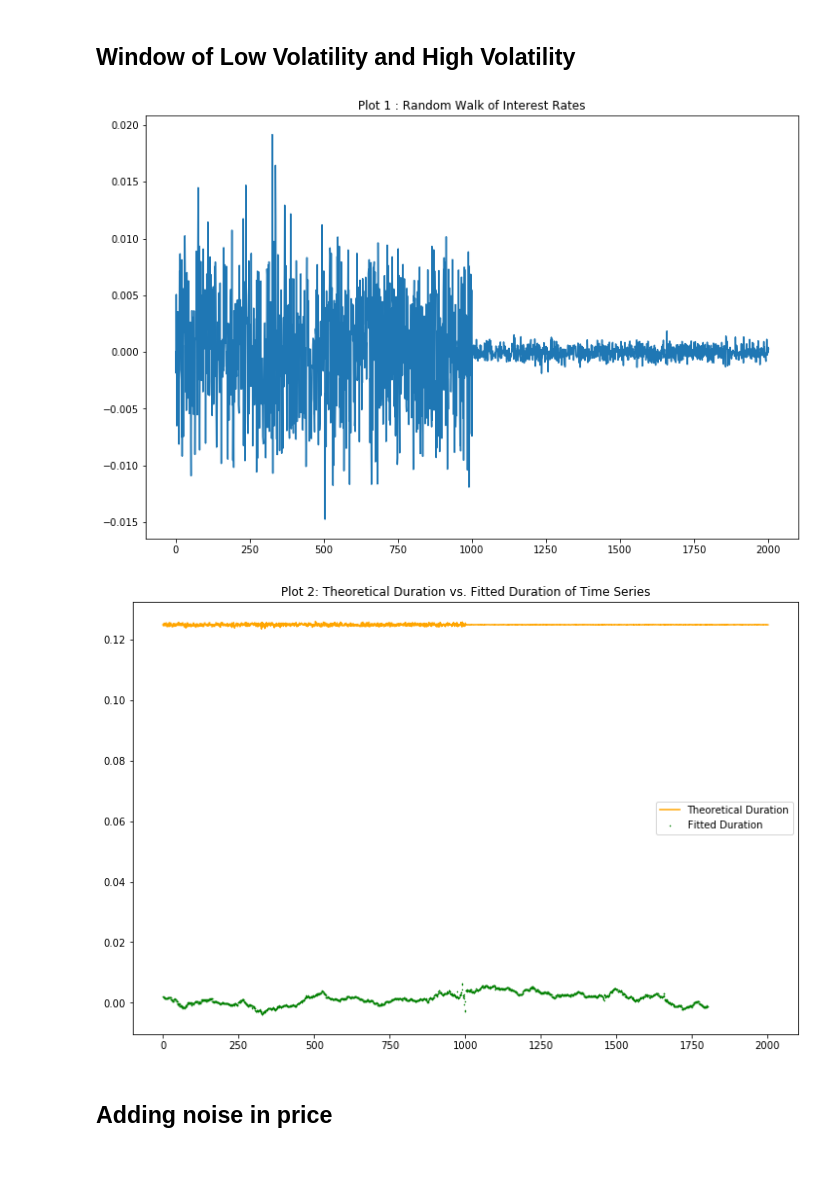
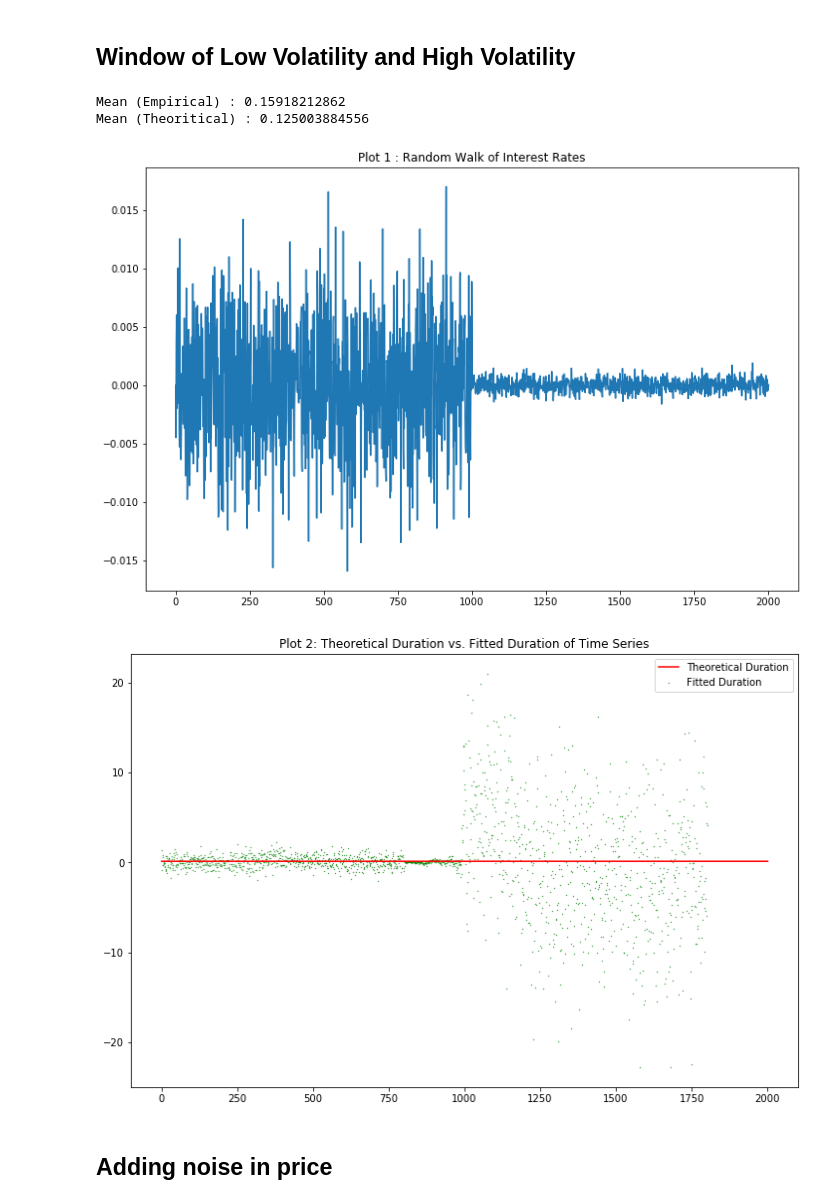
Before and after one commit to JerryDeveloper/MBSEmpiricalDuration, a Jupyter notebook: Week 11 Curvature_Fit_Varying_Window.ipynb, the cells around one changed output. Drawn from its saved outputs; the diff is of its cells as text; code cells hidden in the pictures; blank space fills up the shorter version.

```diff
--- a/Week 11 Curvature_Fit_Varying_Window.ipynb
+++ b/Week 11 Curvature_Fit_Varying_Window.ipynb
@@ -10,7 +10,7 @@ from random import randrange
 %matplotlib inline
 # %%
 def norm_base(x):
-    return (2*x-np.min(x)-np.max(x))/(np.max(x)-np.min(x))
+    return (2*x-np.min(x)-np.max(x))/(np.max(x)-np.min(x)), np.max(x), np.min(x)
 
 def orth_base(x_n,degree):
     #Creating matrix given the required degree
@@ -21,11 +21,11 @@ def orth_base(x_n,degree):
     b[0]=0
     a[0]=0
     a[1]=np.mean(x_n)
-    Z[:,1]=2*(x_n-a[0])
+    Z[:,1]=2*(x_n-a[1])
     for i in range(2,degree+1):
-        a[i-1]=np.sum(np.multiply(x_n,np.multiply(Z[:,i-1],Z[:,i-1])))/np.sum(np.multiply(Z[:,i-1],Z[:,i-1]))
+        a[i]=np.sum(np.multiply(x_n,np.multiply(Z[:,i-1],Z[:,i-1])))/np.sum(np.multiply(Z[:,i-1],Z[:,i-1]))
         b[i-1]=np.sum(np.multiply(Z[:,i-1],Z[:,i-1]))/np.sum(np.multiply(Z[:,i-2],Z[:,i-2]))
-        Z[:,i]=2*np.multiply((x_n-a[i-1]),Z[:,i-1])-b[i-1]*Z[:,i-2]
+        Z[:,i]=2*(x_n-a[i]).dot(Z[:,i-1])-b[i-1]*Z[:,i-2]
     return Z.squeeze(),a,b
 
 def fitting_OLS(reg_Y,reg_X):
@@ -46,21 +46,31 @@ def regression_poly_wind(wind, X, Y, deg, delta, ploy_fit_func):
     for i in range((len(X)-wind)):
         reg_X = pure_X[i:i + wind]
         reg_Y = pure_Y[i:i + wind]
-        beta.append(ploy_fit_func(reg_X, reg_Y, deg, reg_X[-1], delta))
+        x0 = reg_X[-1]
+        #r0 = reg_X[-1]
+        #sorted_X, sorted_Y = zip(*sorted(zip(reg_X, reg_Y)))
+        beta.append(ploy_fit_func(reg_X, reg_Y, deg, x0, delta))
+        #beta.append(ploy_fit_func(np.array(sorted_X), np.array(sorted_Y), deg, r0, delta))
     return beta
 
+def normalize(x, max_x, min_x, a, b):
+
+    x_norm = (2*x-max_x-min_x)/(max_x-min_x)
+    x_transformed = np.array([1, 2*(x_norm -a[1]), 4*(x_norm-a[2])*(x_norm-a[1])-b[1]])
+
+    return x_transformed
+
+
 def duration_from_ortho_poly_fit_test(X, Y, deg, rate, delta):
-    reg_X, a, b = orth_base(norm_base(X), deg)
+    reg_X, a, b = orth_base(norm_base(X)[0], deg)
+    max_x, min_x = norm_base(X)[1:]
     coef = np.array(fitting_OLS(Y, reg_X))
 
     rate_plus = rate + delta
     rate_minus = rate - delta
 
-    x_plus,a,b = orth_base(np.array([rate_plus]), deg)
-    x_minus,a,b = orth_base(np.array([rate_minus]), deg)
-
-    price_plus = np.sum(coef * x_plus)
-    price_minus = np.sum(coef * x_minus)
+    price_plus = np.sum(coef * normalize(rate_plus, max_x, min_x, a, b))
+    price_minus = np.sum(coef * normalize(rate_minus, max_x, min_x, a, b))
 
     return (price_plus - price_minus) / (delta * 2)
 # %%
@@ -110,27 +120,32 @@ def simulate_poly_fit(poly, poly_1st_derivative, degree_of_data, degree_of_fit,
 
     fig = plt.figure(figsize = (12, 8))
     ax = fig.add_subplot(111)
-    ax.plot(range(len(x)), d, c = 'orange', label = 'Theoretical Duration')
-    ax.scatter(range(len(x)-window), dt, s = 0.3, c = 'green', label = 'Fitted Duration')
+    ax.plot(range(len(x)), d, c = 'red', alpha = 1, label = 'Theoretical Duration')
+    ax.scatter(range(len(x)-window), dt, s = 0.1, c = 'green', alpha = 1,label = 'Fitted Duration')
+    #ax.set_ylim([-3,3])
     ax.set_title('Plot 2: Theoretical Duration vs. Fitted Duration of Time Series')
     ax.legend()
+    print('Mean (Empirical) :', np.mean(dt[:int(len(x)/2)-1]))
+    print('Mean (Theoritical) :', np.mean(d))
 # %% [markdown]
 ## Window of Low Volatility and High Volatility
 # %%
 coeffs_poly = np.array([-0.0000154478, 0.000158474, 0.001282, -0.03658, 0.125, -0.3221])
 coeffs_data = np.array([0, 0, 0.005, 0.01, 1000])
 coeffs_data_low_vol = np.array([0, 0, 0.0005, 0.01, 1000])
 
 fg1 = TestFunctionGenerator(coeffs_poly, coeffs_data)
 fg2 = TestFunctionGenerator(coeffs_poly, coeffs_data_low_vol)
 r_random_walk = np.concatenate((fg1.generate_random_walk(), fg2.generate_random_walk()), axis=0)
 
 delta, mu_y, sig_y, window = 0.01, 0, 0.01, 200
-simulate_poly_fit(fg1.get_poly(), fg1.get_first_derivative(), len(coeffs_poly) - 1, 1, r_random_walk,
+simulate_poly_fit(fg1.get_poly(), fg1.get_first_derivative(), len(coeffs_poly) - 1, 2, r_random_walk,
                   delta, mu_y, sig_y, window)
 # %% [output]
+Mean (Empirical) : 0.15918212862
+Mean (Theoritical) : 0.125003884556
-[figure, old version]
+[figure, new version]
-[figure, old version]
+[figure, new version]
 # %% [markdown]
 ## Adding noise in price
 # %%
```
Also changed, not shown: parts of 1 cell of this notebook, 1 other file.
